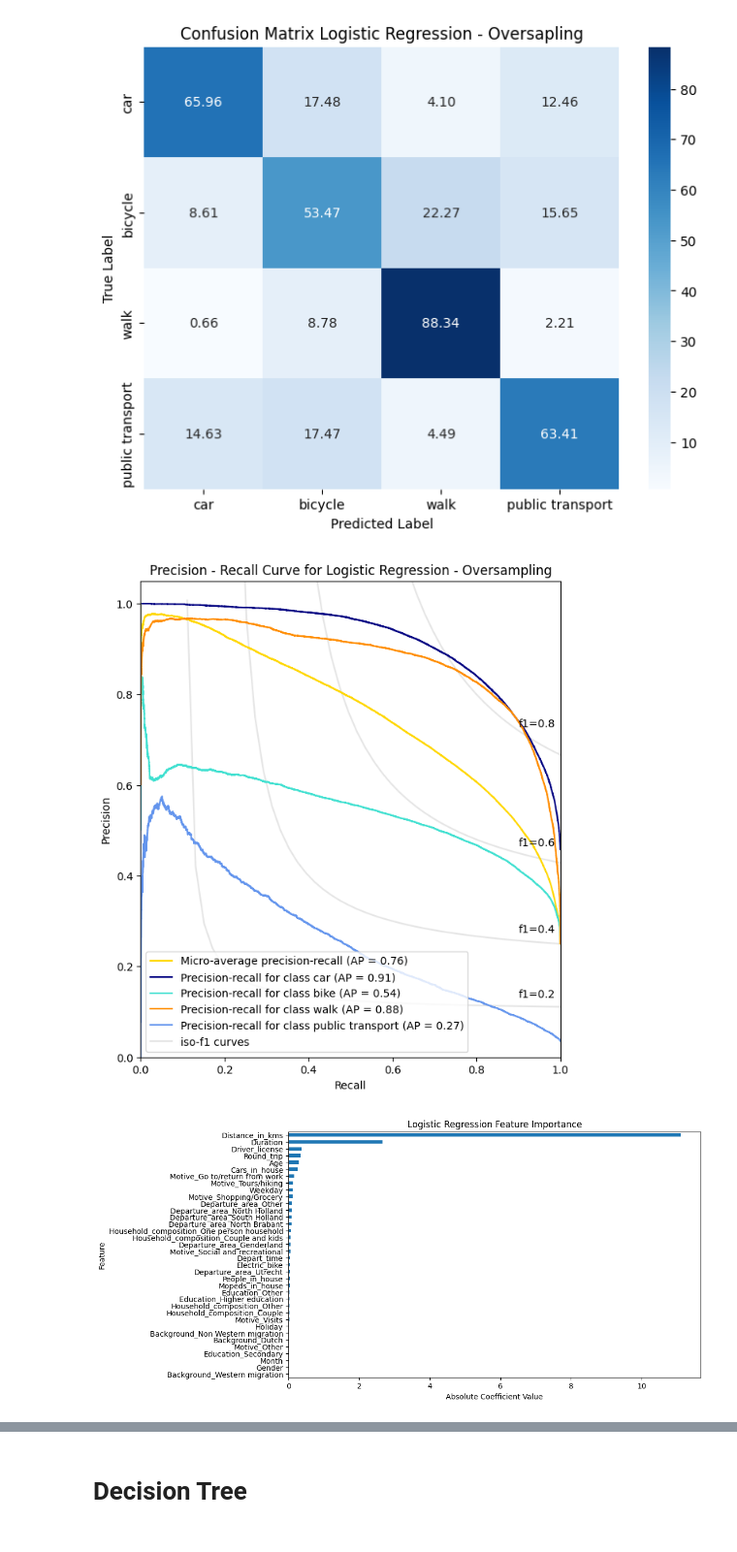
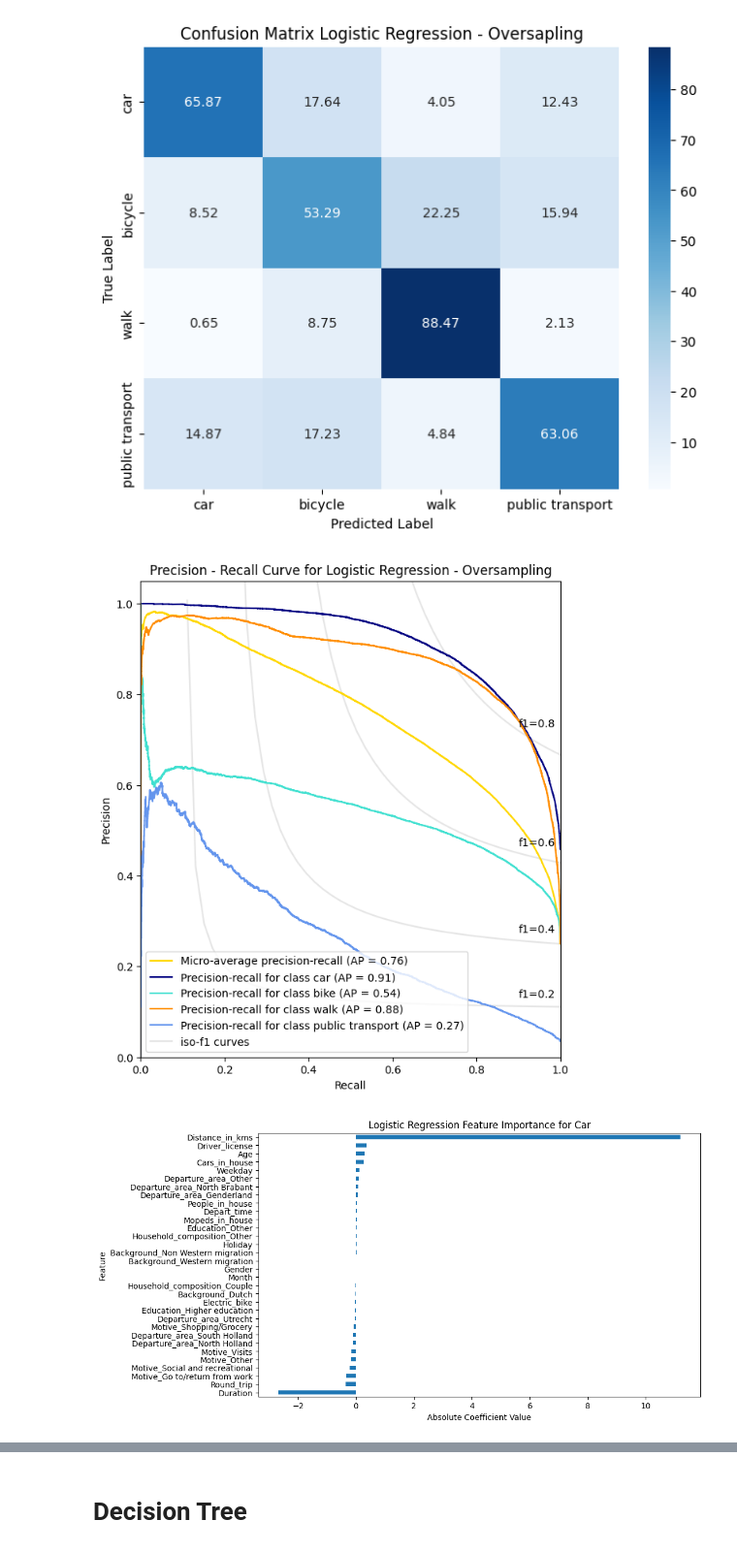
Before and after one commit to MariosMelach/Marios-Thesis, a Jupyter notebook: Netherlands Dataset/Netherlands_data_classification-oversampling-onehotencoded.ipynb, the cells around one changed output, grey strips where cells are left out. Shown at 97% size. Drawn from its saved outputs; the diff is of its cells as text; code cells hidden in the pictures.

```diff
--- a/Netherlands Dataset/Netherlands_data_classification-oversampling-onehotencoded.ipynb
+++ b/Netherlands Dataset/Netherlands_data_classification-oversampling-onehotencoded.ipynb
@@ -74,7 +74,7 @@ sns.heatmap(corrMatrix, annot=True, center=0, ax=ax)
 # %% [markdown]
 # 4 labels: Car, Bike, Walk, Public Trasport
 # %%
-drops = ["Mode", "Arrival_area", "Year"]
+drops = ["Mode", "Arrival_area", "Year", "Motive_Tours/hiking", "Household_composition_Couple and kids","Household_composition_One person household","Education_Secondary"]
 X = df.drop(drops, axis=1)
 y = df["Mode"]
 # %%
@@ -114,5 +114,5 @@ X
 # %%
-X_train, X_test, y_train, y_test = train_test_split(X, y, test_size = 0.2, random_state =42, stratify=y)
+X_train, X_test, y_train, y_test = train_test_split(X, y, test_size = 0.1, random_state =42, stratify=y)
 # %%
 y_train_series = pd.Series(y_train)
 y_test_series = pd.Series(y_test)
@@ -151,9 +151,8 @@ pipeline = Pipeline(steps = [
     ('classifier', LogisticRegression(random_state=42))
 ])
 # %%
-param_grid = {'classifier__C': [0.01, 0.1, 1, 10, 100],
-              'classifier__solver': ['lbfgs', 'liblinear'],
-              'classifier__max_iter': [100, 200, 300]}
+param_grid = {'classifier__C': [0.1, 0.3, 0.5, 0.7, 1],
+              'classifier__max_iter': [100, 200]}
 grid_search_log = GridSearchCV(pipeline, param_grid, cv=10, scoring='f1_macro', n_jobs=-1)
 grid_search_log.fit(X_train, y_train)
 log_params = grid_search_log.best_params_
@@ -250,19 +256,19 @@ ax.set_title("Precision - Recall Curve for Logistic Regression - Oversampling")
 
 plt.show()
 # %% [output]
-[figure, old version]
+[figure, new version]
 # %%
 lclassifier = logreg_model.named_steps['classifier']
-coefficients = pd.Series(lclassifier.coef_[0], index=X.columns)
+coefficients1 = pd.Series(lclassifier.coef_[0], index=X.columns)
 
-sorted_coefficients = coefficients.abs().sort_values(ascending=True)
+sorted_coefficients1 = coefficients1.sort_values(ascending=True)
 
 plt.figure(figsize=(10, 6))
-sorted_coefficients.plot(kind='barh')
-plt.title('Logistic Regression Feature Importance')
+sorted_coefficients1.plot(kind='barh')
+plt.title('Logistic Regression Feature Importance for Car')
 plt.xlabel('Absolute Coefficient Value')
 plt.ylabel('Feature')
 plt.show()
 # %% [output]
-[figure, old version]
+[figure, new version]
 # %%
```
Also changed, not shown: parts of 44 cells of this notebook, 11 other files.
